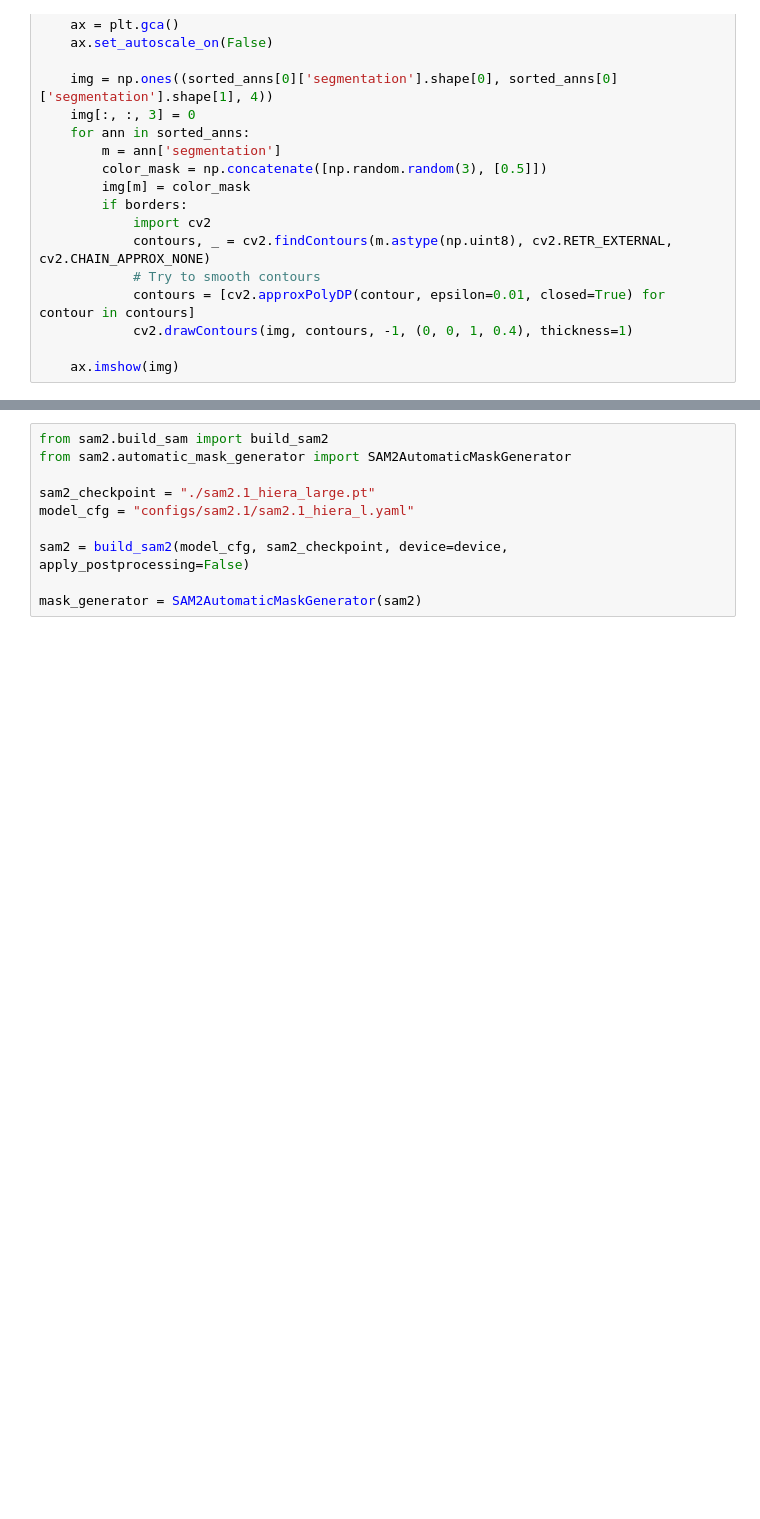
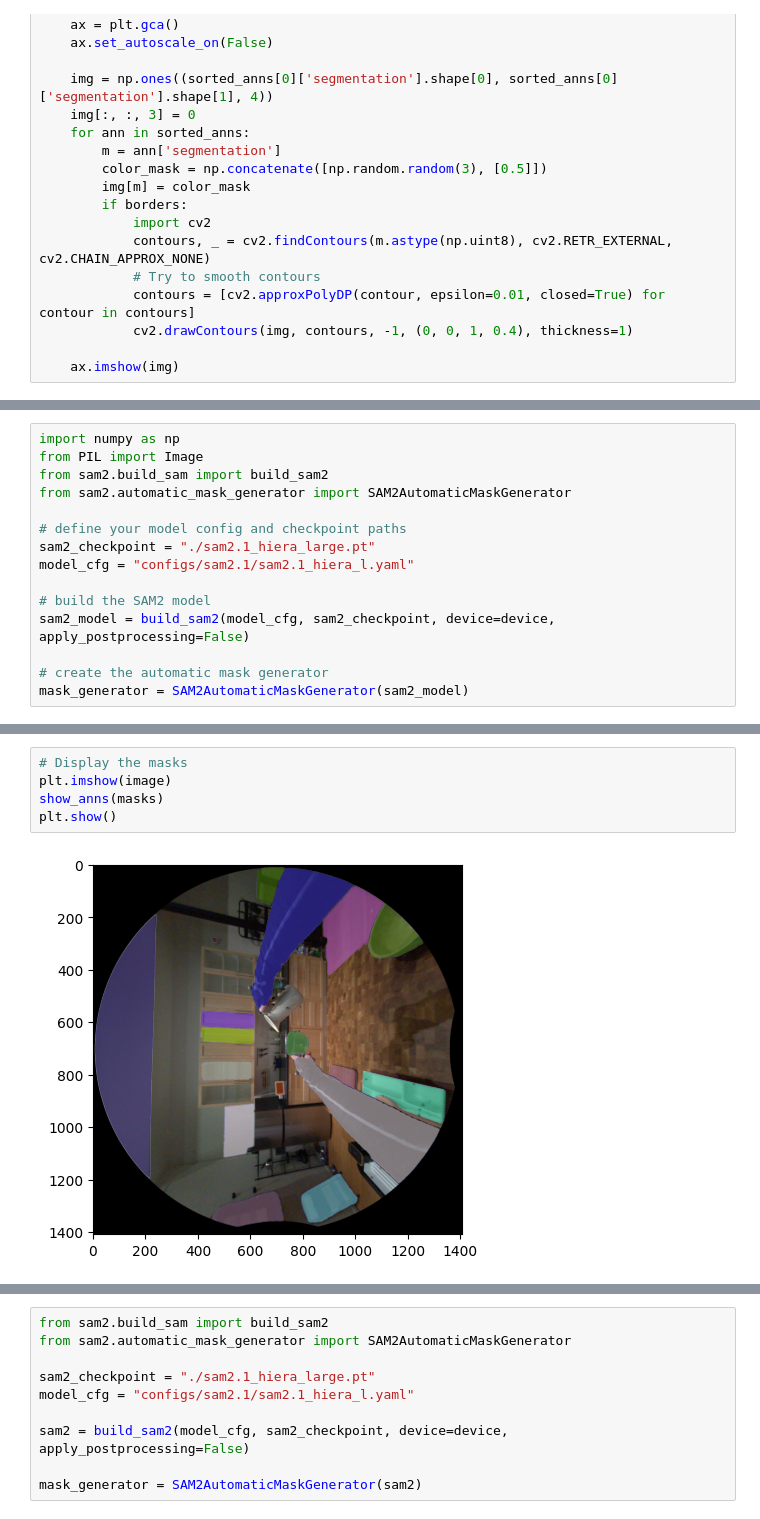
Before and after one commit to jackdaus/egolifter, a Jupyter notebook: 04_sam2-gsa.ipynb, the cells around one changed output, grey strips where cells are left out. Drawn from its saved outputs; the diff is of its cells as text; blank space fills up the shorter version.

```diff
--- a/04_sam2-gsa.ipynb
+++ b/04_sam2-gsa.ipynb
@@ -55,0 +90,15 @@ def show_anns(anns, borders=True):
+# %%
+import numpy as np
+from PIL import Image
+from sam2.build_sam import build_sam2
+from sam2.automatic_mask_generator import SAM2AutomaticMaskGenerator
+
+# define your model config and checkpoint paths
+sam2_checkpoint = "./sam2.1_hiera_large.pt"
+model_cfg = "configs/sam2.1/sam2.1_hiera_l.yaml"
+
+# build the SAM2 model
+sam2_model = build_sam2(model_cfg, sam2_checkpoint, device=device, apply_postprocessing=False)
+
+# create the automatic mask generator
+mask_generator = SAM2AutomaticMaskGenerator(sam2_model)
@@ -55,0 +124,7 @@ def show_anns(anns, borders=True):
+# %%
+# Display the masks
+plt.imshow(image)
+show_anns(masks)
+plt.show()
+# %% [output]
+[figure, added]
```
Also changed, not shown: parts of 10 cells of this notebook, 2 other files.
